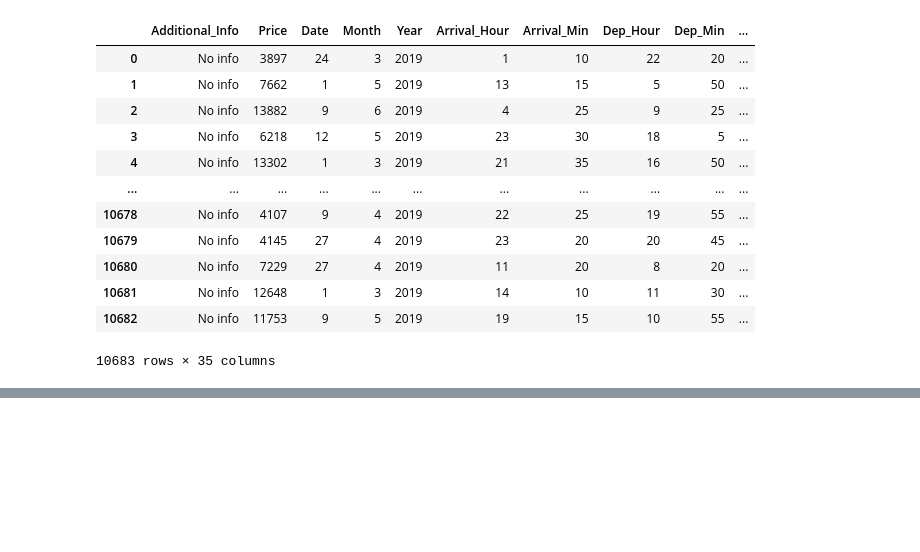
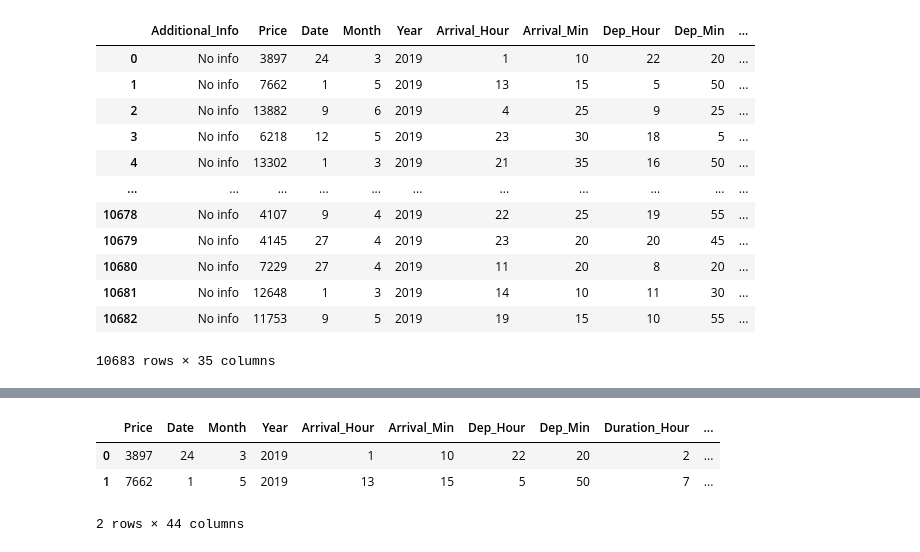
Before and after one commit to adityakashyap5047/ml_dl.py, a Jupyter notebook: ml-dl/2-EDA/2.2-Flight Price EDA.ipynb, the cells around one changed output, grey strips where cells are left out. Drawn from its saved outputs; the diff is of its cells as text; code cells hidden in the pictures; blank space fills up the shorter version.

```diff
--- a/ml-dl/2-EDA/2.2-Flight Price EDA.ipynb
+++ b/ml-dl/2-EDA/2.2-Flight Price EDA.ipynb
@@ -720,0 +760,2 @@ df
+# %%
+df = pd.concat([df, encoded_df], axis=1)
@@ -720,0 +778,9 @@ df
+# %%
+df.drop('Additional_Info', axis=1, inplace=True)
+# %%
+df.head(2)
+# %% [output]
+|  | Price | Date | Month | Year | Arrival_Hour | Arrival_Min | Dep_Hour | Dep_Min | Duration_Hour | ... |
+| 0 | 3897 | 24 | 3 | 2019 | 1 | 10 | 22 | 20 | 2 | ... |
+| 1 | 7662 | 1 | 5 | 2019 | 13 | 15 | 5 | 50 | 7 | ... |
+2 rows × 44 columns
```
Also changed, not shown: parts of 7 cells of this notebook.
